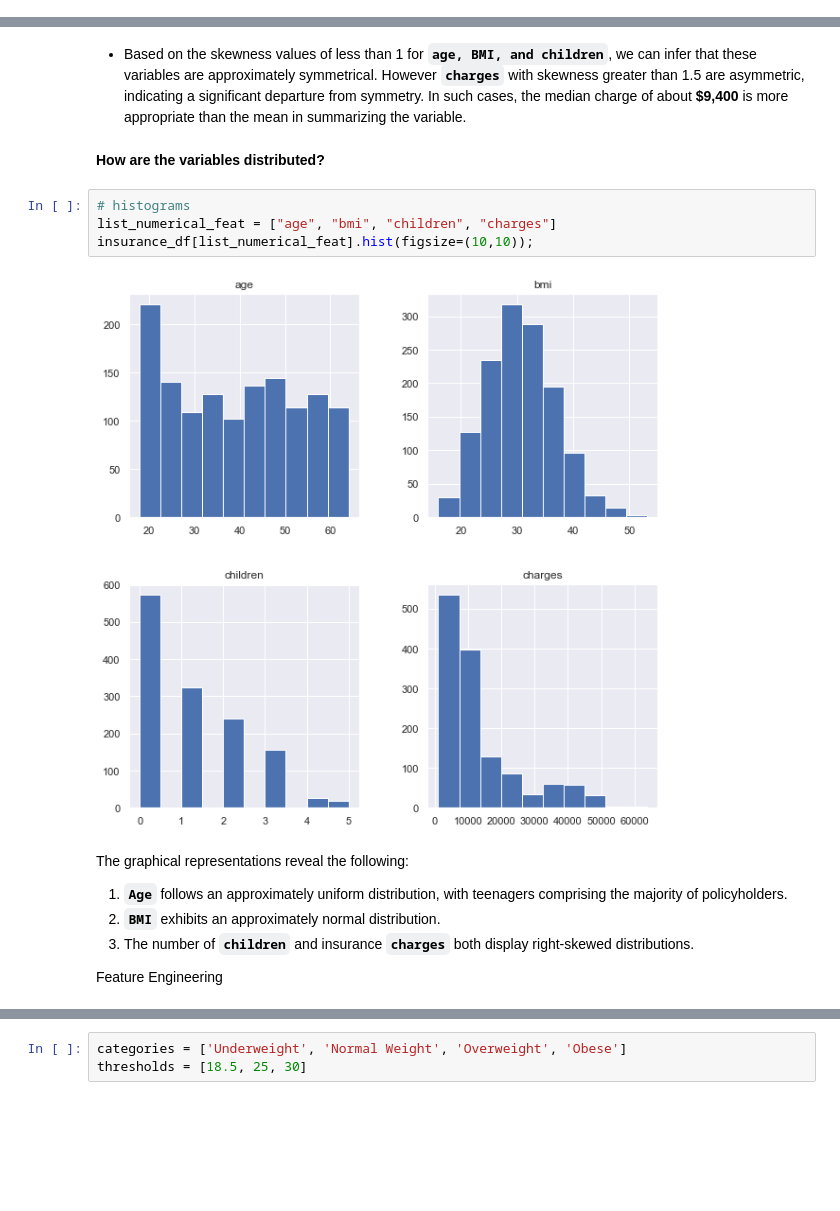
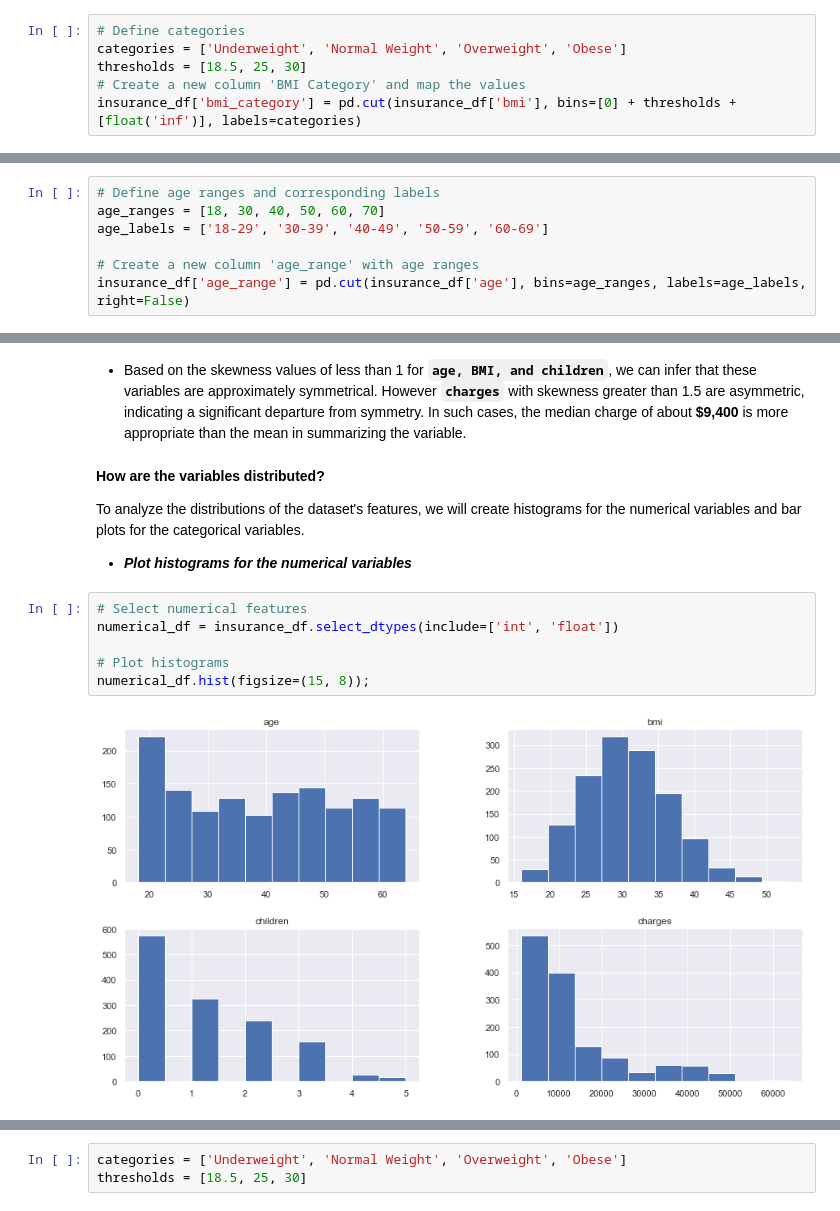
Before and after one commit to BuhariS/insurance_claim_prediction, a Jupyter notebook: insurance_claim.ipynb, the cells around one changed output, grey strips where cells are left out. Cells and saved outputs as stored; diff of their text form; blank space fills up the shorter version.

```diff
--- a/insurance_claim.ipynb
+++ b/insurance_claim.ipynb
@@ -260,0 +271,6 @@ In this sub-section, we will engineer new features to enable us to see the distr
+# %%
+# Define categories
+categories = ['Underweight', 'Normal Weight', 'Overweight', 'Obese']
+thresholds = [18.5, 25, 30]
+# Create a new column 'BMI Category' and map the values
+insurance_df['bmi_category'] = pd.cut(insurance_df['bmi'], bins=[0] + thresholds + [float('inf')], labels=categories)
@@ -260,0 +279,7 @@ In this sub-section, we will engineer new features to enable us to see the distr
+# %%
+# Define age ranges and corresponding labels
+age_ranges = [18, 30, 40, 50, 60, 70]
+age_labels = ['18-29', '30-39', '40-49', '50-59', '60-69']
+
+# Create a new column 'age_range' with age ranges
+insurance_df['age_range'] = pd.cut(insurance_df['age'], bins=age_ranges, labels=age_labels, right=False)
@@ -303,16 +339,15 @@ dtype: float64
 - Based on the skewness values of less than 1 for **`age, BMI, and children`**, we can infer that these variables are approximately symmetrical. However **`charges`** with skewness greater than 1.5 are asymmetric, indicating a significant departure from symmetry. In such cases, the median charge of about **$9,400** is more appropriate than the mean in summarizing the variable.
 # %% [markdown]
 **How are the variables distributed?**
+
+To analyze the distributions of the dataset's features, we will create histograms for the numerical variables and bar plots for the categorical variables.
+
+- ***Plot histograms for the numerical variables***
 # %%
-# histograms
-list_numerical_feat = ["age", "bmi", "children", "charges"]
-insurance_df[list_numerical_feat].hist(figsize=(10,10));
+# Select numerical features
+numerical_df = insurance_df.select_dtypes(include=['int', 'float'])
+
+# Plot histograms
+numerical_df.hist(figsize=(15, 8));
 # %% [output]
-[figure, old version]
+[figure, new version]
-# %% [markdown]
-The graphical representations reveal the following:
-1. **`Age`** follows an approximately uniform distribution, with teenagers comprising the majority of policyholders.
-2. **`BMI`** exhibits an approximately normal distribution.
-3. The number of **`children`** and insurance **`charges`** both display right-skewed distributions.
-
-Feature Engineering
```
Also changed, not shown: parts of 28 cells of this notebook.
